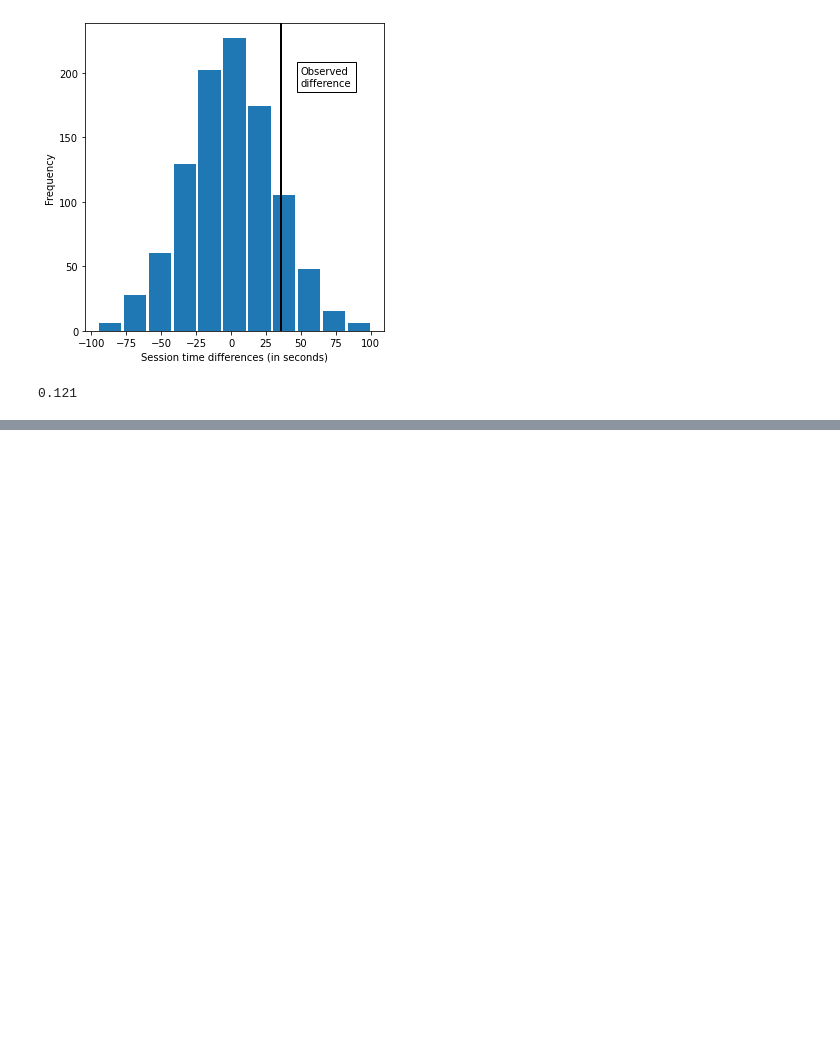
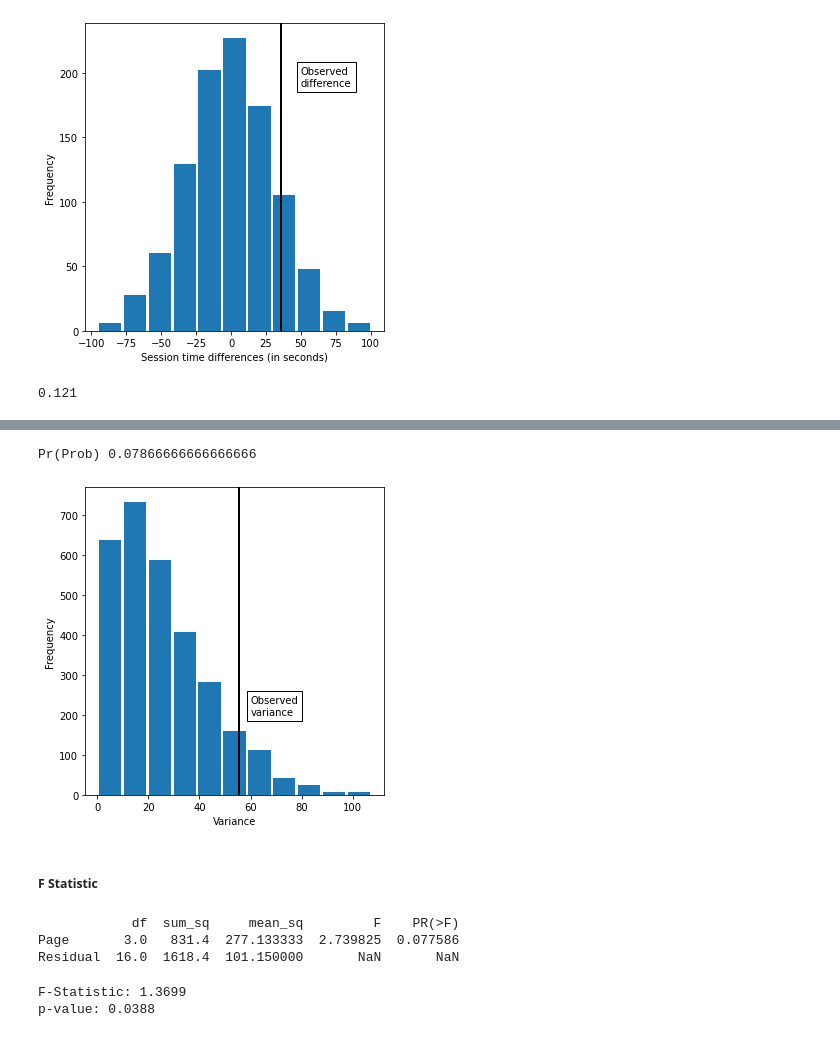
Before and after one commit to mrutyunjay17/Hands-On-Machine-Learning, a Jupyter notebook: other_books/practical_stats_for_ds/3_statistical_exp_and_significance_testing.ipynb, the cells around one changed output, grey strips where cells are left out. Cells and saved outputs as stored; diff of their text form; code cells hidden in the pictures; blank space fills up the shorter version.

```diff
--- a/other_books/practical_stats_for_ds/3_statistical_exp_and_significance_testing.ipynb
+++ b/other_books/practical_stats_for_ds/3_statistical_exp_and_significance_testing.ipynb
@@ -86,0 +173,37 @@ Thus suggests that the observed difference in session time between page A and pa
+# %%
+random.seed(1)
+perm_variance = [perm_test(four_sessions) for _ in range(3000)]
+print('Pr(Prob)', np.mean([var > observed_variance for var in perm_variance]))
+
+fig, ax = plt.subplots(figsize=(5, 5))
+ax.hist(perm_variance, bins=11, rwidth=0.9)
+ax.axvline(x = observed_variance, color='black', lw=2)
+ax.text(60, 200, 'Observed\nvariance', bbox={'facecolor':'white'})
+ax.set_xlabel('Variance')
+ax.set_ylabel('Frequency')
+
+plt.tight_layout()
+plt.show()
+# %% [output]
+Pr(Prob) 0.07866666666666666
+[figure, added]
+# %% [markdown]
+##### F Statistic
+# %%
+model = smf.ols('Time ~ Page', data=four_sessions).fit()
+aov_table  = sm.stats.anova_lm(model)
+print(aov_table)
+# %% [output]
+            df  sum_sq     mean_sq         F    PR(>F)
+Page       3.0   831.4  277.133333  2.739825  0.077586
+Residual  16.0  1618.4  101.150000       NaN       NaN
+# %%
+res = stats.f_oneway(four_sessions[four_sessions.Page == 'Page 1'].Time,
+                     four_sessions[four_sessions.Page == 'Page 2'].Time,
+                     four_sessions[four_sessions.Page == 'Page 3'].Time,
+                     four_sessions[four_sessions.Page == 'Page 4'].Time)
+print(f'F-Statistic: {res.statistic / 2:.4f}')
+print(f'p-value: {res.pvalue / 2:.4f}')
+# %% [output]
+F-Statistic: 1.3699
+p-value: 0.0388
```
Also changed, not shown: parts of 14 cells of this notebook.
